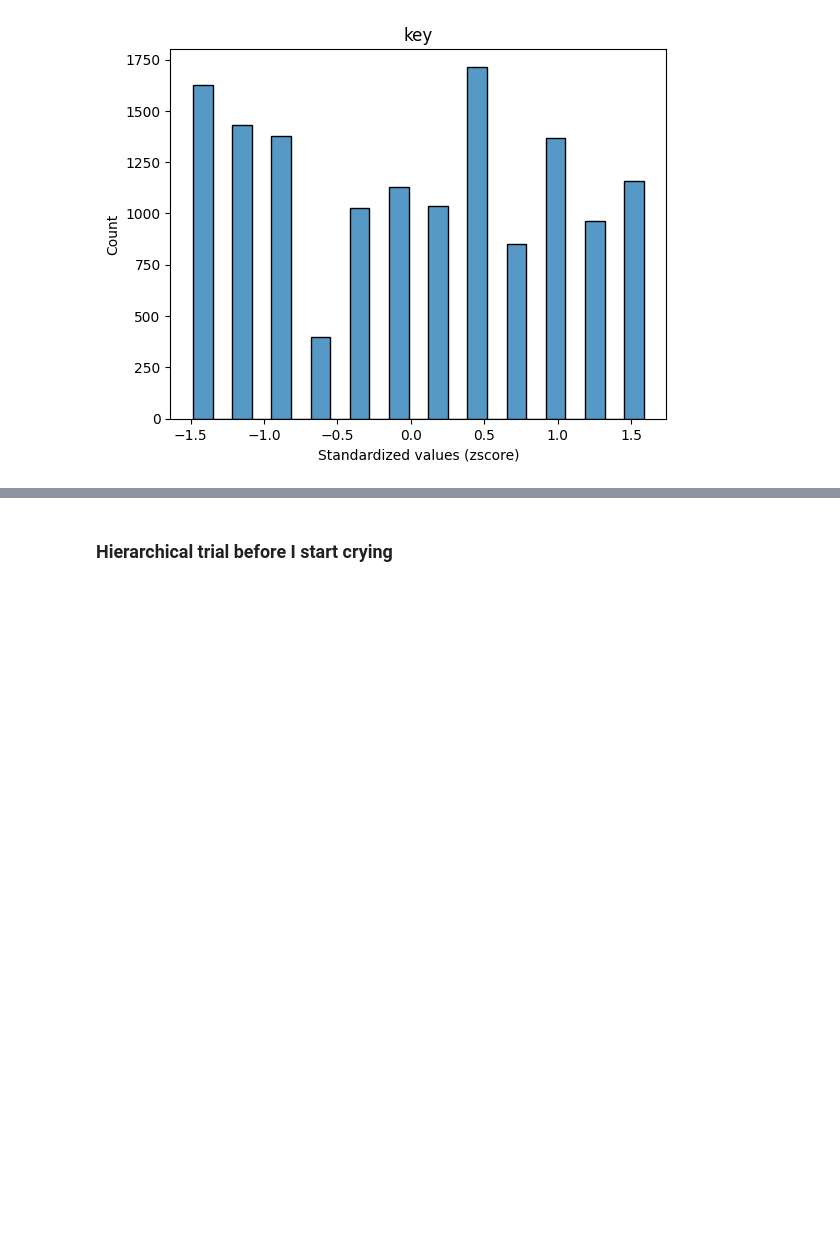
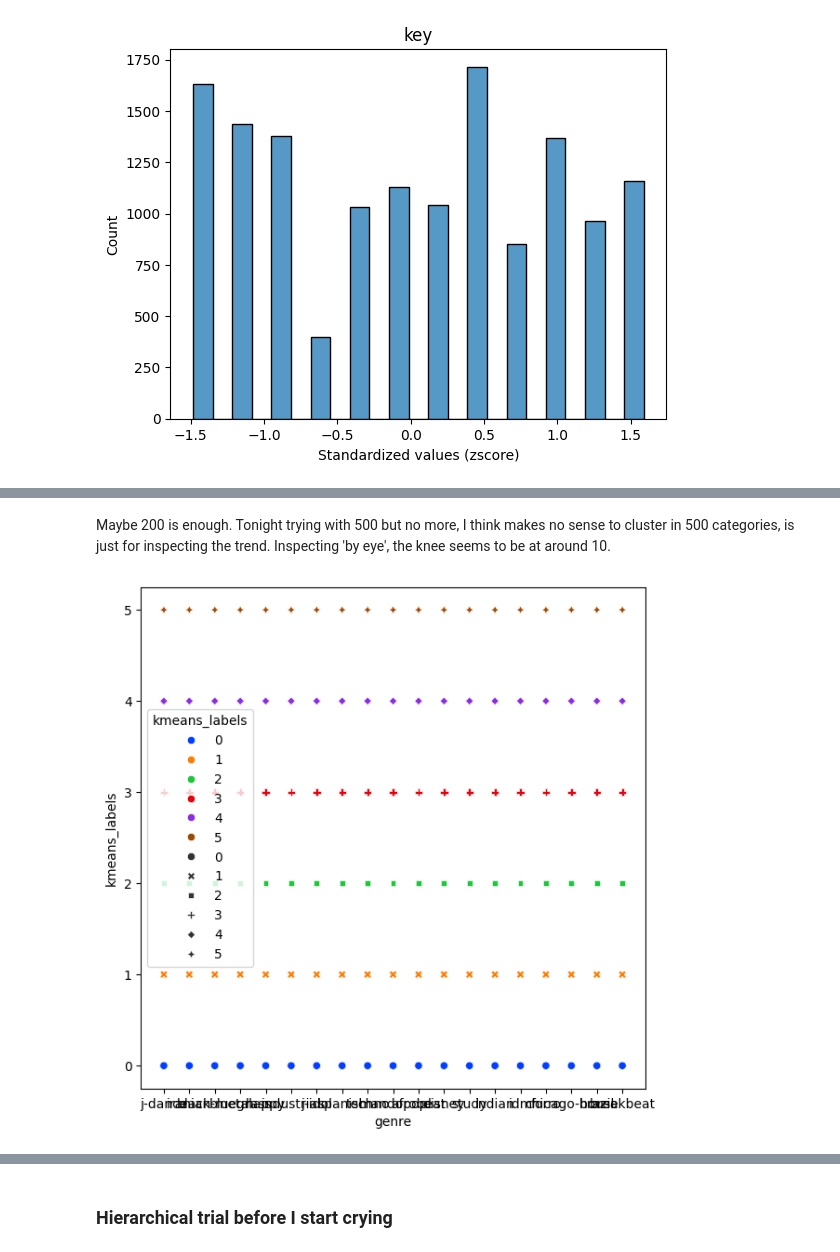
Before and after one commit to chiaratomaiuolo/Data_Mining_project, a Jupyter notebook: clustering_first_attempt1.ipynb, the cells around one changed output, grey strips where cells are left out. Drawn from its saved outputs; the diff is of its cells as text; code cells hidden in the pictures; blank space fills up the shorter version.

```diff
--- a/clustering_first_attempt1.ipynb
+++ b/clustering_first_attempt1.ipynb
@@ -223,0 +257,11 @@ array([ 8,  3, 11, ...,  3, 12,  2], dtype=int32)
+# %% [markdown]
+Maybe 200 is enough. Tonight trying with 500 but no more, I think makes no sense to cluster in 500 categories, is just for inspecting the trend.
+Inspecting 'by eye', the knee seems to be at around 10.
+# %%
+df['kmeans_labels'] = kmeans.labels_
+plt.figure(figsize=(7,7))
+sns.scatterplot(data=df, x="genre", y="kmeans_labels", hue=kmeans.labels_,
+                style='kmeans_labels', palette="bright")
+plt.show()
+# %% [output]
+[figure, added]
```
Also changed, not shown: parts of 16 cells of this notebook.
